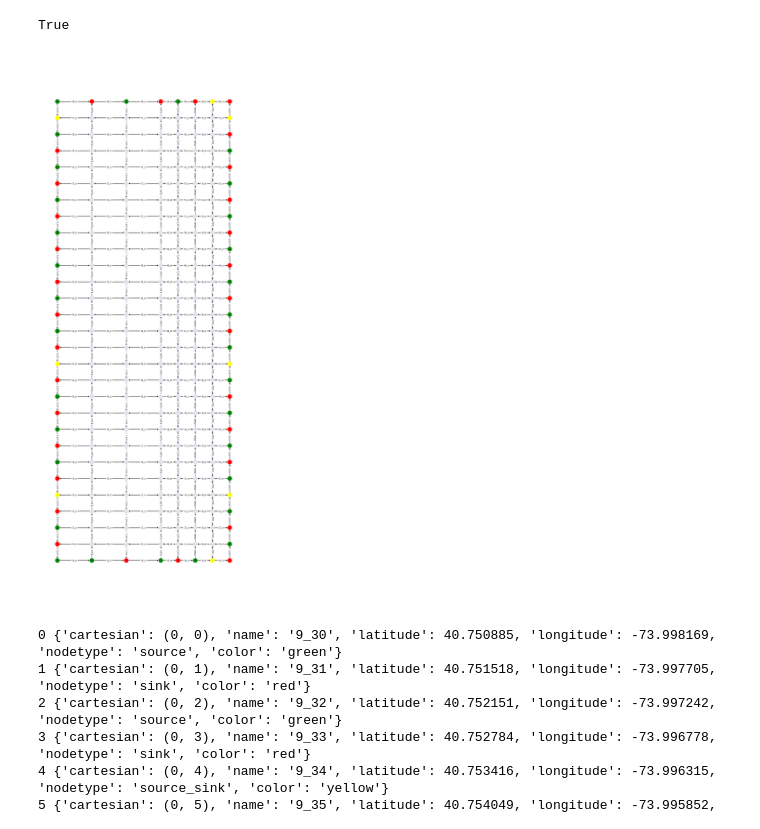
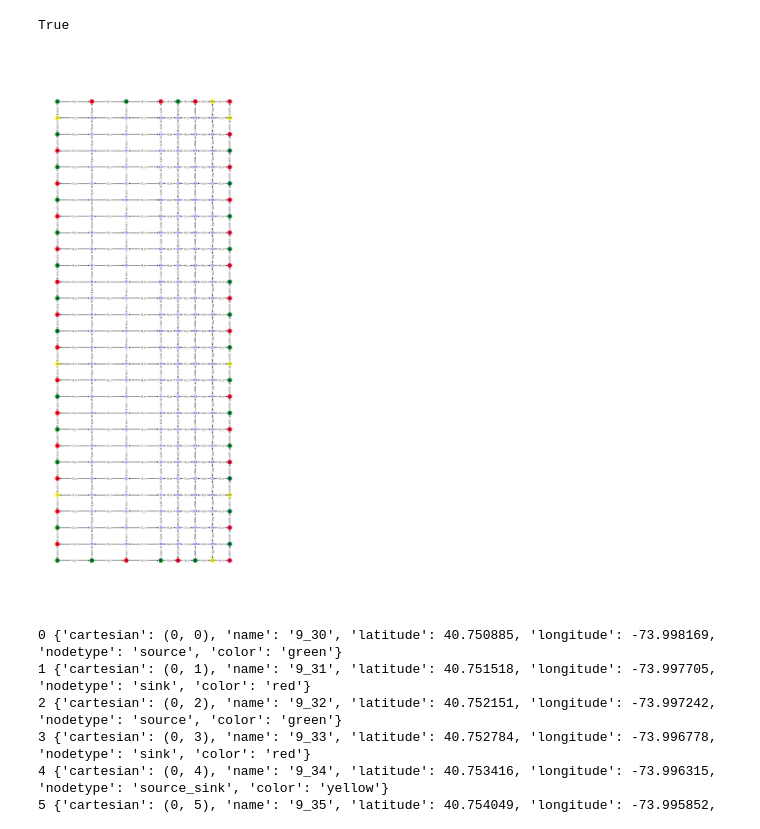
Before and after one commit to aashere/BDAD_Violet_Noise, a Jupyter notebook: GraphTest.ipynb, the cells around one changed output. Cells and saved outputs as stored; diff of their text form; code cells hidden in the pictures.

```diff
--- a/GraphTest.ipynb
+++ b/GraphTest.ipynb
@@ -173,26 +173,26 @@ for node in DG.nodes:
 # %%
 pos = nx.get_node_attributes(DG,'cartesian')
 nodecol = nx.get_node_attributes(DG, 'color').values()
 nodename = nx.get_node_attributes(DG, 'name')
 
 plt.figure(figsize=(15,40))
 nx.draw(DG,
         pos,
         width=2,
         node_color=nodecol,
         font_color='blue',
-        node_size=500)
-        #labels=nodename)
+        node_size=500,
+        with_labels=True)
 
 stnames = nx.get_edge_attributes(DG,"name")
 for key in stnames:
     stnames[key] = stnames[key][:5]
 
 nx.draw_networkx_edge_labels(DG,pos,edge_labels=stnames,font_color='black')
 
 plt.show()
 # %% [output]
-[figure, old version]
+[figure, new version]
 # %%
 for i, n in enumerate(DG.nodes):
     print (n, DG.nodes[n])
```
Also changed, not shown: parts of 4 cells of this notebook.
